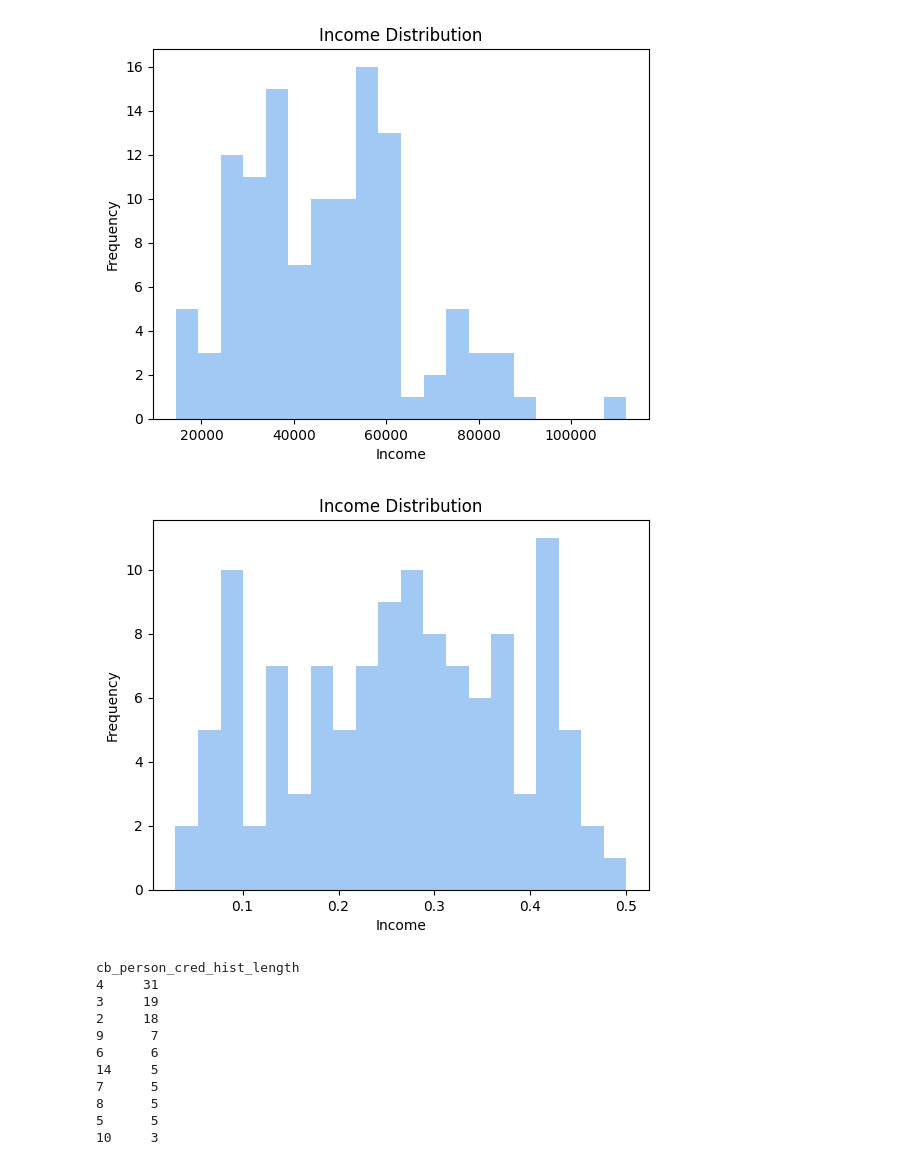
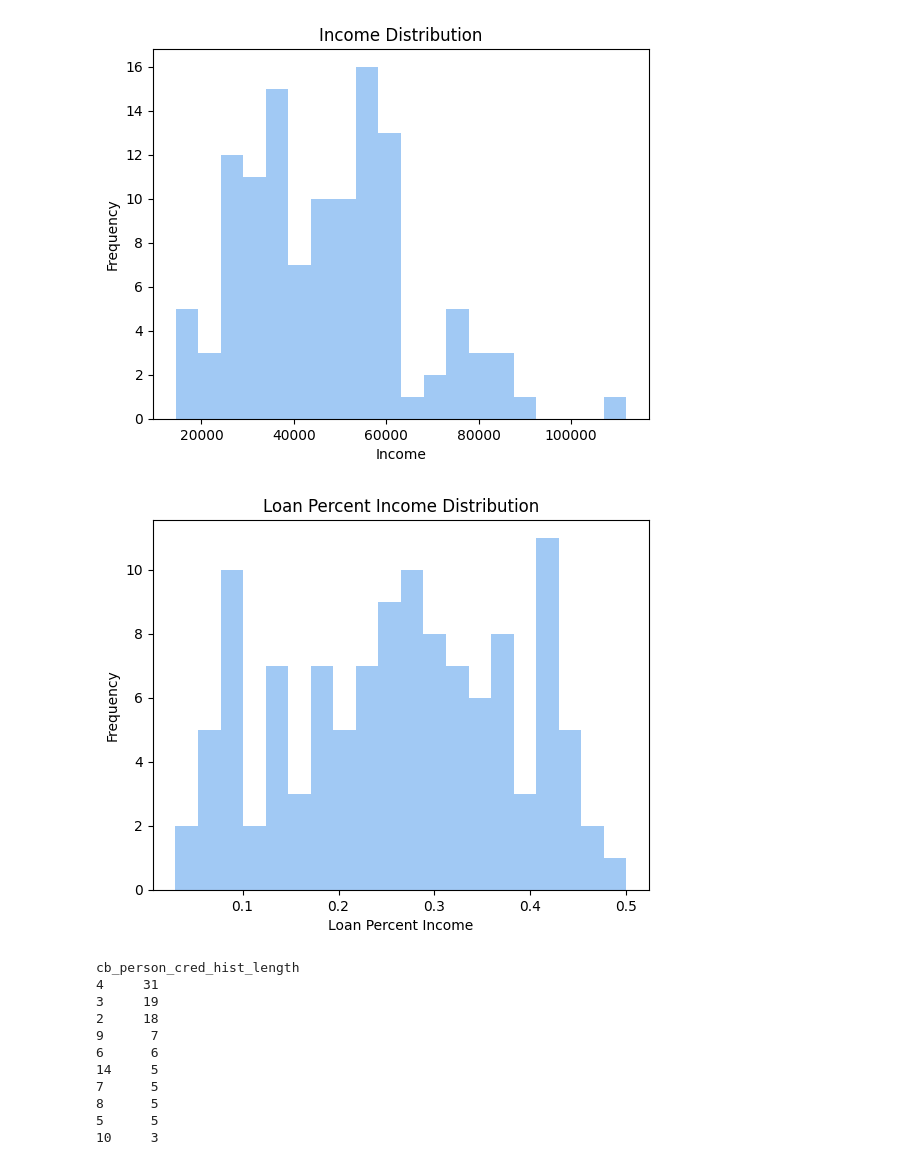
Before and after one commit to gauthaman77/EDA-Loan-Approval-Prediction, a Jupyter notebook: eda-loan-prediction.ipynb, the cells around one changed output. Cells and saved outputs as stored; diff of their text form; code cells hidden in the pictures.

```diff
--- a/eda-loan-prediction.ipynb
+++ b/eda-loan-prediction.ipynb
@@ -368,12 +368,12 @@ plt.show()
 [figure]
 # %%
 plt.hist(df_FG_grade['loan_percent_income'], bins=20)  # Adjust bins as needed
-plt.xlabel('Income')
+plt.xlabel('Loan Percent Income')
 plt.ylabel('Frequency')
-plt.title('Income Distribution')
+plt.title('Loan Percent Income Distribution')
 plt.show()
 # %% [output]
-[figure, old version]
+[figure, new version]
 # %%
 # It is all over the place from 0.1 to 0.5
 # I am wondering if some of these people could apply for higher
```
Also changed, not shown: parts of 5 cells of this notebook.
